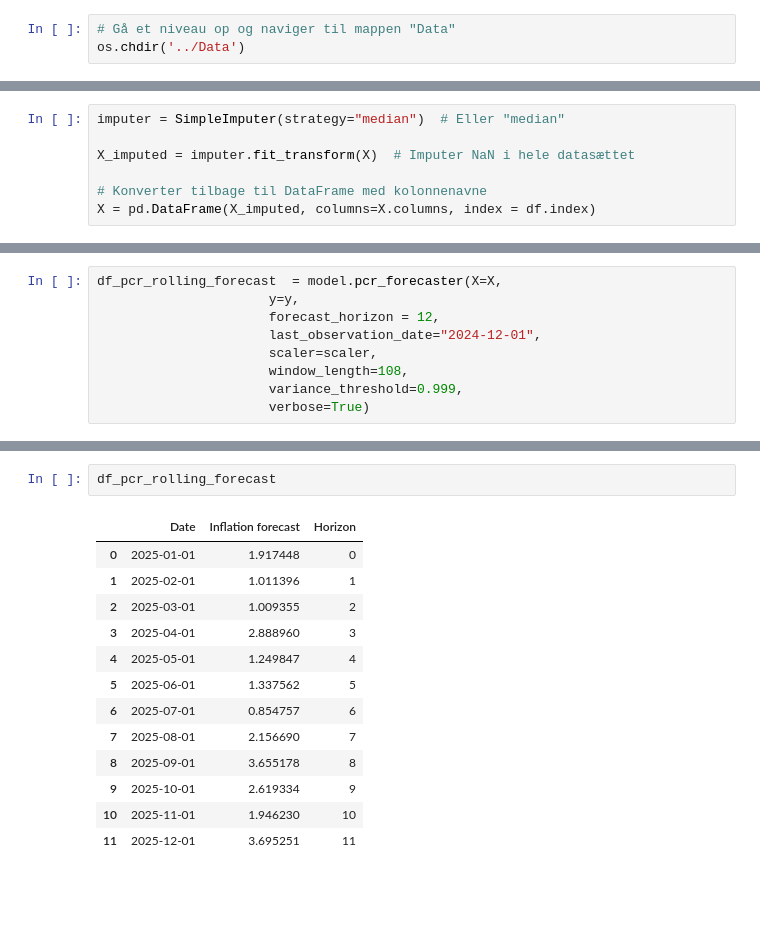
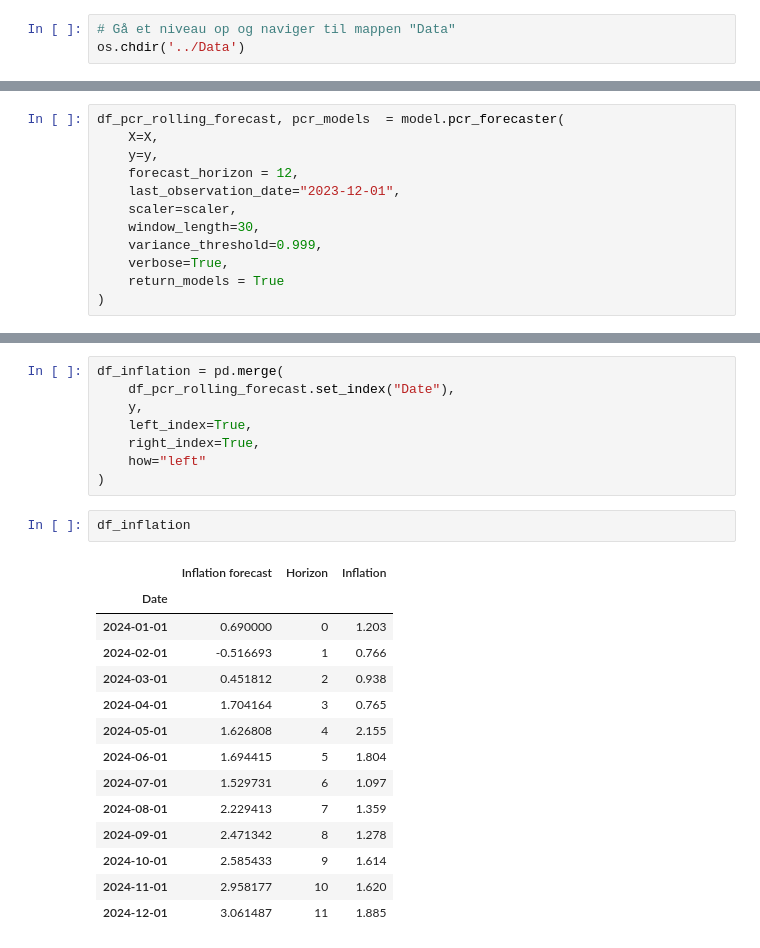
Before and after one commit to Rasmushoy/Inflation-Forecast, a Jupyter notebook: PCR/PCR.ipynb, the cells around one changed output, grey strips where cells are left out. Cells and saved outputs as stored; diff of their text form; blank space fills up the shorter version.

```diff
--- a/PCR/PCR.ipynb
+++ b/PCR/PCR.ipynb
@@ -52,7 +88,0 @@ X shape: (156, 266)
-# %%
-imputer = SimpleImputer(strategy="median")  # Eller "median"
-
-X_imputed = imputer.fit_transform(X)  # Imputer NaN i hele datasættet
-
-# Konverter tilbage til DataFrame med kolonnenavne
-X = pd.DataFrame(X_imputed, columns=X.columns, index = df.index)
@@ -66,11 +97,14 @@ X_scaled = scaler.fit_transform(X)
 # %%
-df_pcr_rolling_forecast  = model.pcr_forecaster(X=X,
-                      y=y,
-                      forecast_horizon = 12,
-                      last_observation_date="2024-12-01",
-                      scaler=scaler,
-                      window_length=108,
-                      variance_threshold=0.999,
-                      verbose=True)
+df_pcr_rolling_forecast, pcr_models  = model.pcr_forecaster(
+    X=X,
+    y=y,
+    forecast_horizon = 12,
+    last_observation_date="2023-12-01",
+    scaler=scaler,
+    window_length=30,
+    variance_threshold=0.999,
+    verbose=True,
+    return_models = True
+)
 # %% [output]
 === Horizon h=0 ===
@@ -93,16 +127,25 @@ Training obs: 106 | Components used: 91
+# %%
+df_inflation = pd.merge(
+    df_pcr_rolling_forecast.set_index("Date"),
+    y,
+    left_index=True,
+    right_index=True,
+    how="left"
+)
 # %%
-df_pcr_rolling_forecast
+df_inflation
 # %% [output]
-|  | Date | Inflation forecast | Horizon |
-| 0 | 2025-01-01 | 1.917448 | 0 |
-| 1 | 2025-02-01 | 1.011396 | 1 |
-| 2 | 2025-03-01 | 1.009355 | 2 |
-| 3 | 2025-04-01 | 2.888960 | 3 |
-| 4 | 2025-05-01 | 1.249847 | 4 |
-| 5 | 2025-06-01 | 1.337562 | 5 |
-| 6 | 2025-07-01 | 0.854757 | 6 |
-| 7 | 2025-08-01 | 2.156690 | 7 |
-| 8 | 2025-09-01 | 3.655178 | 8 |
-| 9 | 2025-10-01 | 2.619334 | 9 |
-| 10 | 2025-11-01 | 1.946230 | 10 |
-| 11 | 2025-12-01 | 3.695251 | 11 |
+|  | Inflation forecast | Horizon | Inflation |
+| Date |  |  |  |
+| 2024-01-01 | 0.690000 | 0 | 1.203 |
+| 2024-02-01 | -0.516693 | 1 | 0.766 |
+| 2024-03-01 | 0.451812 | 2 | 0.938 |
+| 2024-04-01 | 1.704164 | 3 | 0.765 |
+| 2024-05-01 | 1.626808 | 4 | 2.155 |
+| 2024-06-01 | 1.694415 | 5 | 1.804 |
+| 2024-07-01 | 1.529731 | 6 | 1.097 |
+| 2024-08-01 | 2.229413 | 7 | 1.359 |
+| 2024-09-01 | 2.471342 | 8 | 1.278 |
+| 2024-10-01 | 2.585433 | 9 | 1.614 |
+| 2024-11-01 | 2.958177 | 10 | 1.620 |
+| 2024-12-01 | 3.061487 | 11 | 1.885 |
```
Also changed, not shown: parts of 35 cells of this notebook, 10 other files.
